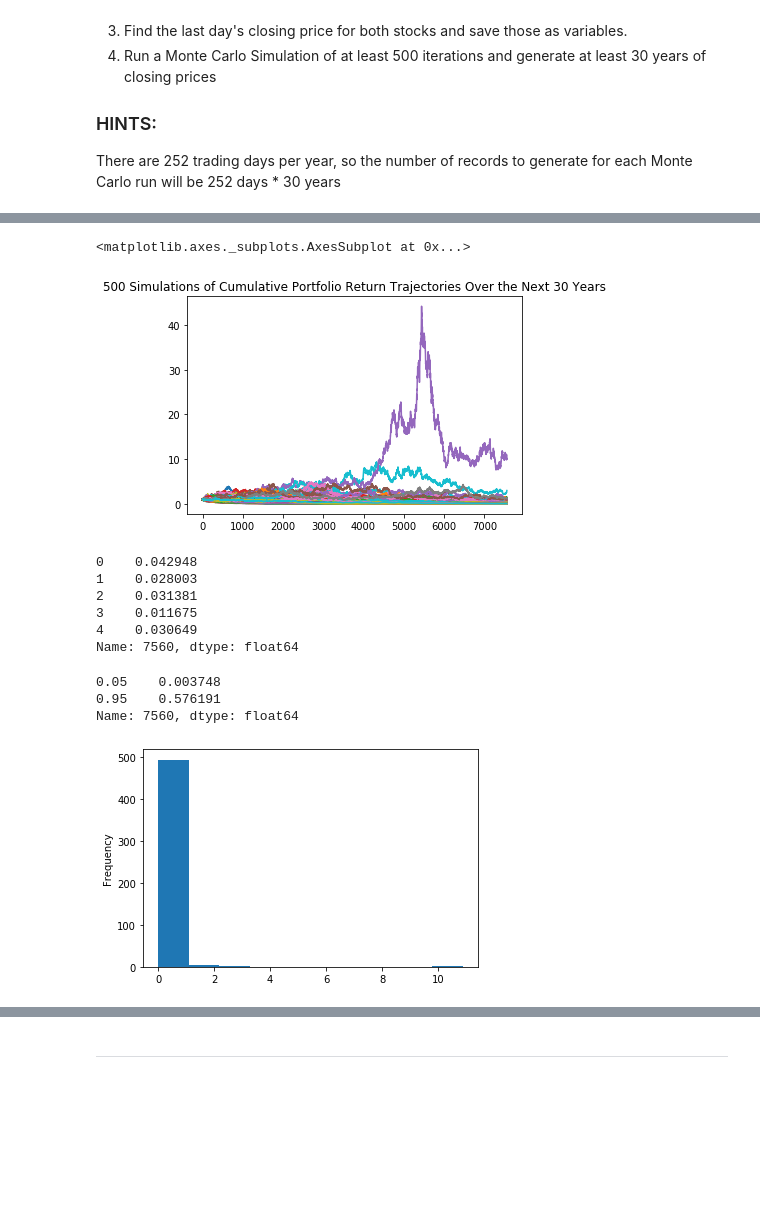
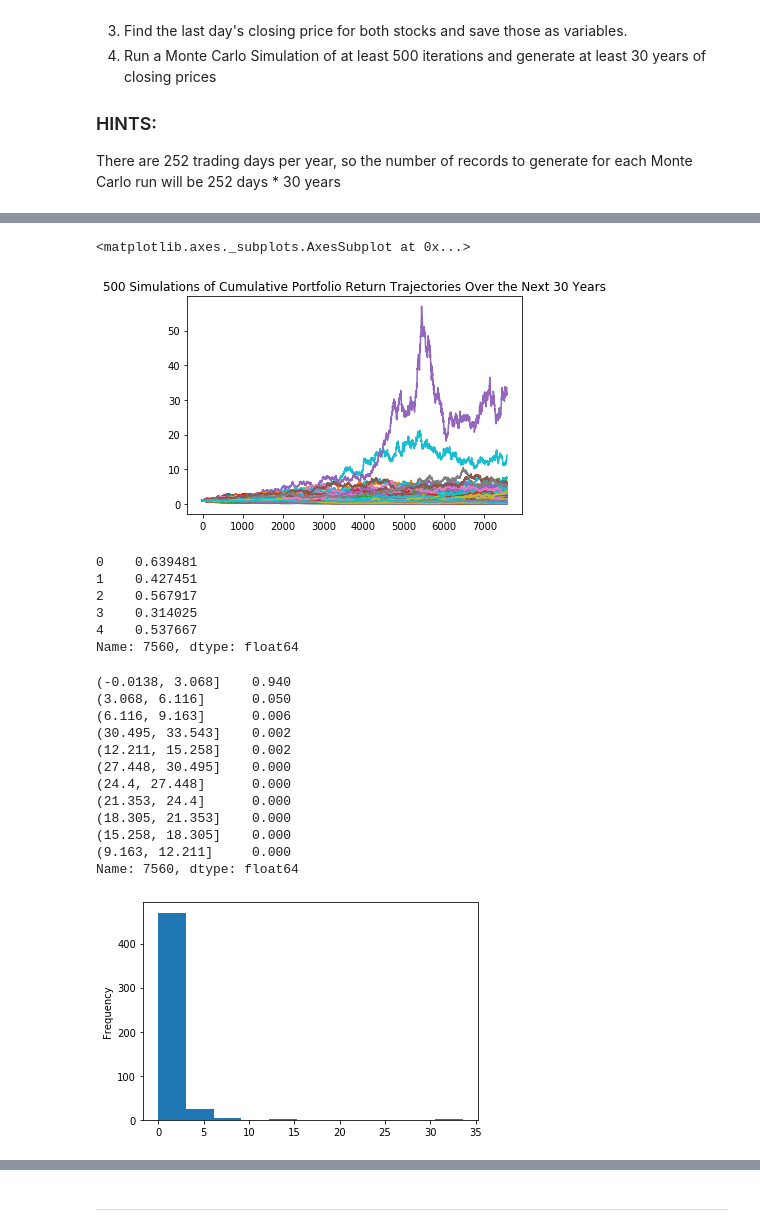
Before and after one commit to CPix18/MyFinTechRepo, a Jupyter notebook: HW4- API/Instructions/Starter_Code/portfolio_planner.ipynb, the cells around one changed output, grey strips where cells are left out. Saved outputs shown, nothing was run; the diff lists cells and outputs as text; code cells hidden in the pictures; blank space fills up the shorter version.

```diff
--- a/HW4- API/Instructions/Starter_Code/portfolio_planner.ipynb
+++ b/HW4- API/Instructions/Starter_Code/portfolio_planner.ipynb
@@ -131,10 +131,15 @@ for n in range(number_simulations):
         simulated_agg_prices.append(simulated_agg_price)
         simulated_spy_prices.append(simulated_spy_price)
 
-    monte_carlo["AGG Prices"] = pd.Series(simulated_agg_prices)
-    monte_carlo["SPY Prices"] = pd.Series(simulated_spy_prices)
+#     monte_carlo["AGG Prices"] = pd.Series(simulated_agg_prices)
+#     monte_carlo["SPY Prices"] = pd.Series(simulated_spy_prices)
 
-    simulated_daily_returns = monte_carlo.pct_change()
+    portfolio = pd.DataFrame({
+        "SPY Simulated Prices": simulated_spy_prices,
+        "AGG Simulated Prices": simulated_agg_prices
+    })
+
+    simulated_daily_returns = portfolio.pct_change()
 
     weights = [0.40, 0.60]
 
@@ -157,29 +162,38 @@ plot_title = f"{n+1} Simulations of Cumulative Portfolio Return Trajectories Ove
 portfolio_cumulative_returns.plot(legend=None, title=plot_title)
 # %% [output]
 <matplotlib.axes._subplots.AxesSubplot at 0x...>
-[figure, old version]
+[figure, new version]
 # %%
 # Select the last row for the cumulative returns (cumulative returns at 30 years)
 ending_cumulative_returns = portfolio_cumulative_returns.iloc[-1, :]
 ending_cumulative_returns.head()
 # %% [output]
-0    0.042948
-1    0.028003
-2    0.031381
-3    0.011675
-4    0.030649
+0    0.639481
+1    0.427451
+2    0.567917
+3    0.314025
+4    0.537667
 Name: 7560, dtype: float64
 # %%
 # Display the 90% confidence interval for the ending returns in 30 Years
-ending_cumulative_returns.plot(kind='hist', bins=10)
-ending_cumulative_returns.value_counts(bins=11) / len(ending_cumulative_returns_30)
+ending_cumulative_returns.plot(kind='hist', bins=11)
+count = ending_cumulative_returns.value_counts(bins=11) / len(ending_cumulative_returns)
 confidence_interval = ending_cumulative_returns.quantile(q=[0.05, 0.95])
-confidence_interval
+print(count)
 # %% [output]
-0.05    0.003748
-0.95    0.576191
+(-0.0138, 3.068]    0.940
+(3.068, 6.116]      0.050
+(6.116, 9.163]      0.006
+(30.495, 33.543]    0.002
+(12.211, 15.258]    0.002
+(27.448, 30.495]    0.000
+(24.4, 27.448]      0.000
+(21.353, 24.4]      0.000
+(18.305, 21.353]    0.000
+(15.258, 18.305]    0.000
+(9.163, 12.211]     0.000
 Name: 7560, dtype: float64
-[figure, old version]
+[figure, new version]
 # %%
 # Visualize the distribution of the ending returns
 plt.figure();
```
Also changed, not shown: parts of 17 cells of this notebook, 9 other files.
